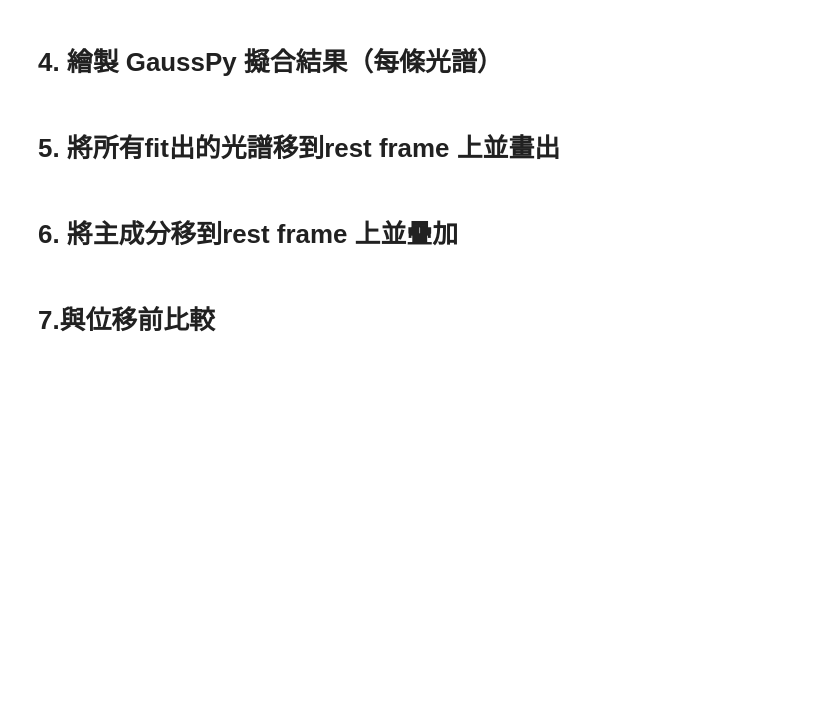
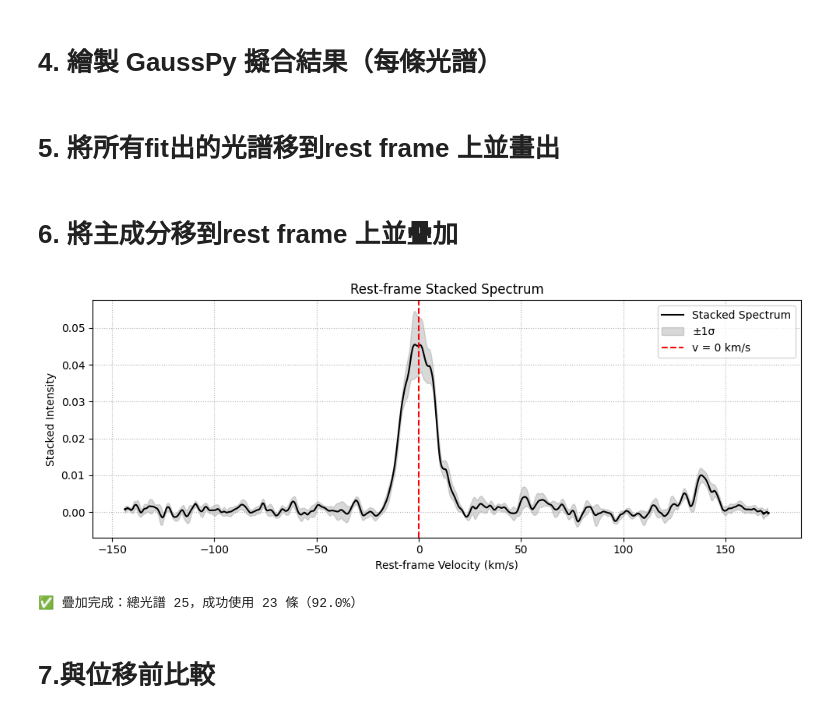
Before and after one commit to SaturnZC/ALMA_project, a Jupyter notebook: stack_spectrum/gausspy_test.ipynb, the cells around one changed output. Cells and saved outputs as stored; diff of their text form; code cells hidden in the pictures; blank space fills up the shorter version.

```diff
--- a/stack_spectrum/gausspy_test.ipynb
+++ b/stack_spectrum/gausspy_test.ipynb
@@ -394,34 +394,37 @@ def stack_restframe_spectra(
     stacked = np.array(stacked)
     mean_spec = np.nanmean(stacked, axis=0)
     std_spec = np.nanstd(stacked, axis=0)
 
     # === 繪圖 ===
     plt.figure(figsize=(10, 4))
     plt.plot(v_grid, mean_spec, label='Stacked Spectrum', color='black')
     plt.fill_between(v_grid, mean_spec - std_spec, mean_spec + std_spec, color='gray', alpha=0.3, label='±1σ')
     plt.axvline(0, linestyle='--', color='red', label='v = 0 km/s')
     plt.xlabel('Rest-frame Velocity (km/s)')
     plt.ylabel('Stacked Intensity')
     plt.title('Rest-frame Stacked Spectrum')
     plt.grid(True, linestyle=':')
     plt.legend()
     plt.tight_layout()
     plt.show()
 
     # === 訊息輸出 ===
     n_total = len(x_all)
     n_used = len(used_indices)
     print(f'✅ 疊加完成：總光譜 {n_total}，成功使用 {n_used} 條（{100 * n_used / n_total:.1f}%）')
 
     return v_grid, mean_spec, std_spec
 
 stacked_v, stacked_mean, stacked_std = stack_restframe_spectra(
     data_pickle='spectrum_for_gausspy.pickle',
     result_pickle='gausspy_result.pickle',
-    v_range=(-50, 50),
+    v_range=(-200, 200),
     dv=0.2,
     normalize=False
 )
+# %% [output]
+[figure, added]
+✅ 疊加完成：總光譜 25，成功使用 23 條（92.0%）
 # %% [markdown]
 # 7.與位移前比較
 # %%
```
Also changed, not shown: parts of 1 cell of this notebook, 4 other files.
